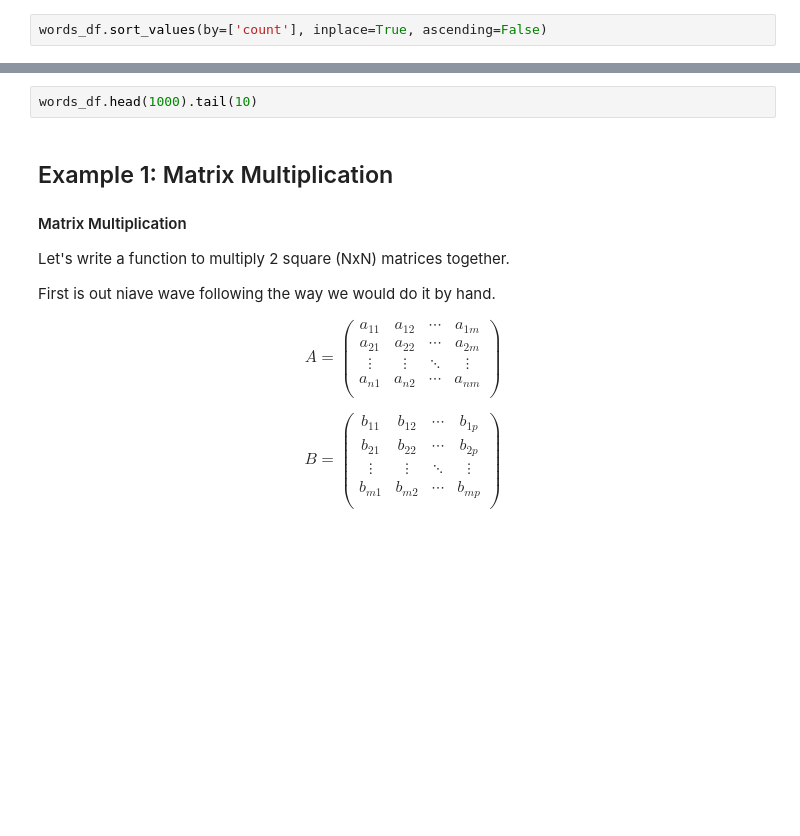
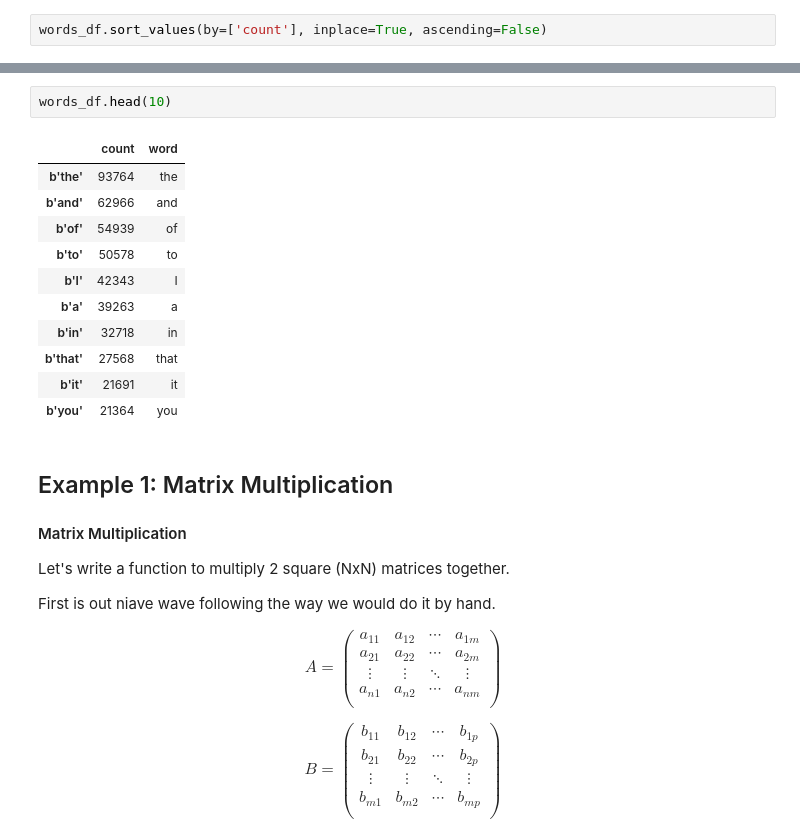
Before and after one commit to uofscphysics/STEM_Python_Course, a Jupyter notebook: Day_3/day_3_lesson.ipynb, the cells around one changed output, grey strips where cells are left out. Cells and saved outputs as stored; diff of their text form; blank space fills up the shorter version.

```diff
--- a/Day_3/day_3_lesson.ipynb
+++ b/Day_3/day_3_lesson.ipynb
@@ -136,5 +156,17 @@ plt.show()
 # %%
-words_df.head(1000).tail(10)
+words_df.head(10)
+# %% [output]
+|  | count | word |
+| b'the' | 93764 | the |
+| b'and' | 62966 | and |
+| b'of' | 54939 | of |
+| b'to' | 50578 | to |
+| b'I' | 42343 | I |
+| b'a' | 39263 | a |
+| b'in' | 32718 | in |
+| b'that' | 27568 | that |
+| b'it' | 21691 | it |
+| b'you' | 21364 | you |
 # %% [markdown]
 ## Example 1: Matrix Multiplication
 
```
Also changed, not shown: parts of 24 cells of this notebook.
